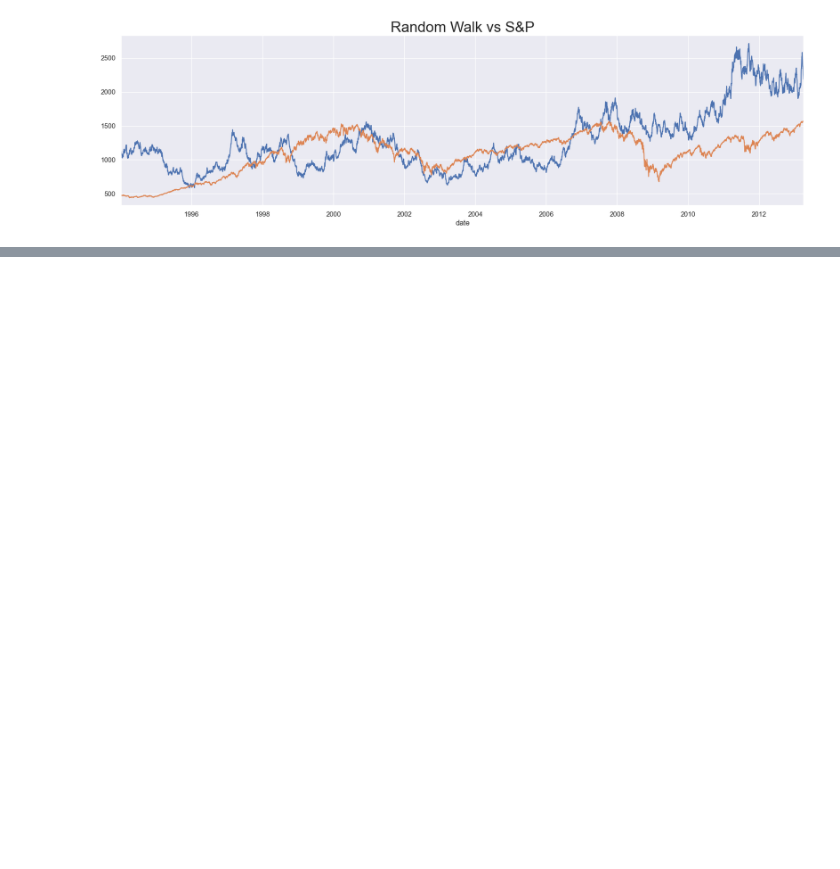
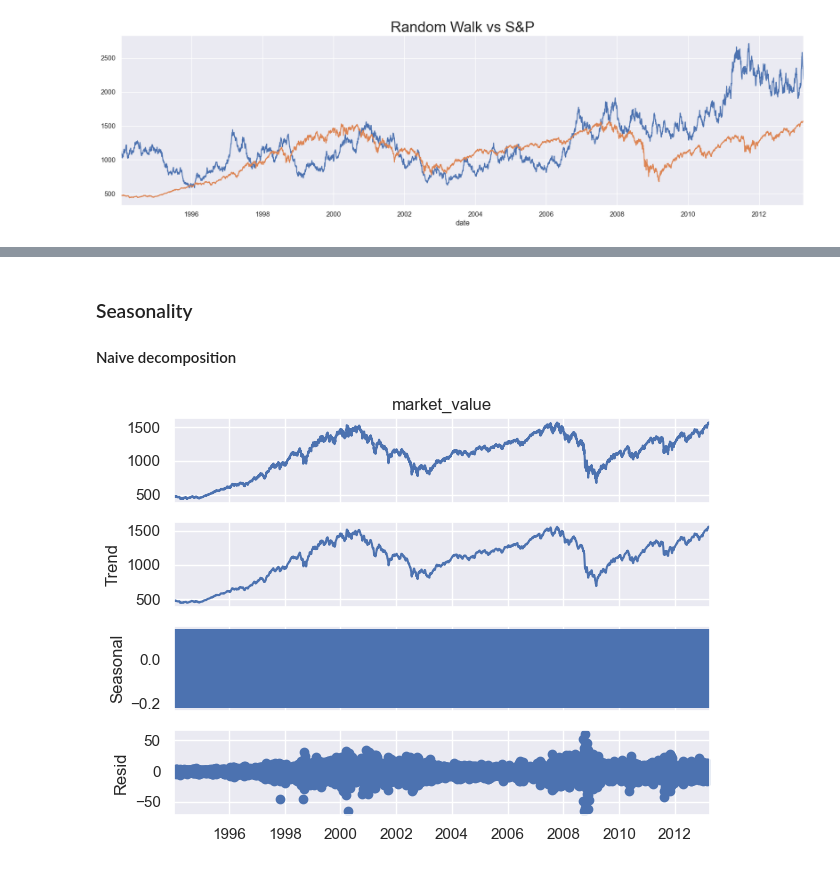
Before and after one commit to Hermann002/Time_series, a Jupyter notebook: notebooks/create_time_series_object.ipynb, the cells around one changed output, grey strips where cells are left out. Drawn from its saved outputs; the diff is of its cells as text; code cells hidden in the pictures; blank space fills up the shorter version.

```diff
--- a/notebooks/create_time_series_object.ipynb
+++ b/notebooks/create_time_series_object.ipynb
@@ -220,0 +255,11 @@ To https://github.com/Hermann002/Time_series.git
+# %% [markdown]
+### Seasonality
+#### Naive decomposition
+# %%
+from statsmodels.tsa.seasonal import seasonal_decompose
+
+s_dec_additive = seasonal_decompose(df_train.market_value, model="additive")
+s_dec_additive.plot()
+plt.show()
+# %% [output]
+[figure, added]
```
Also changed, not shown: parts of 19 cells of this notebook, 2 other files.
